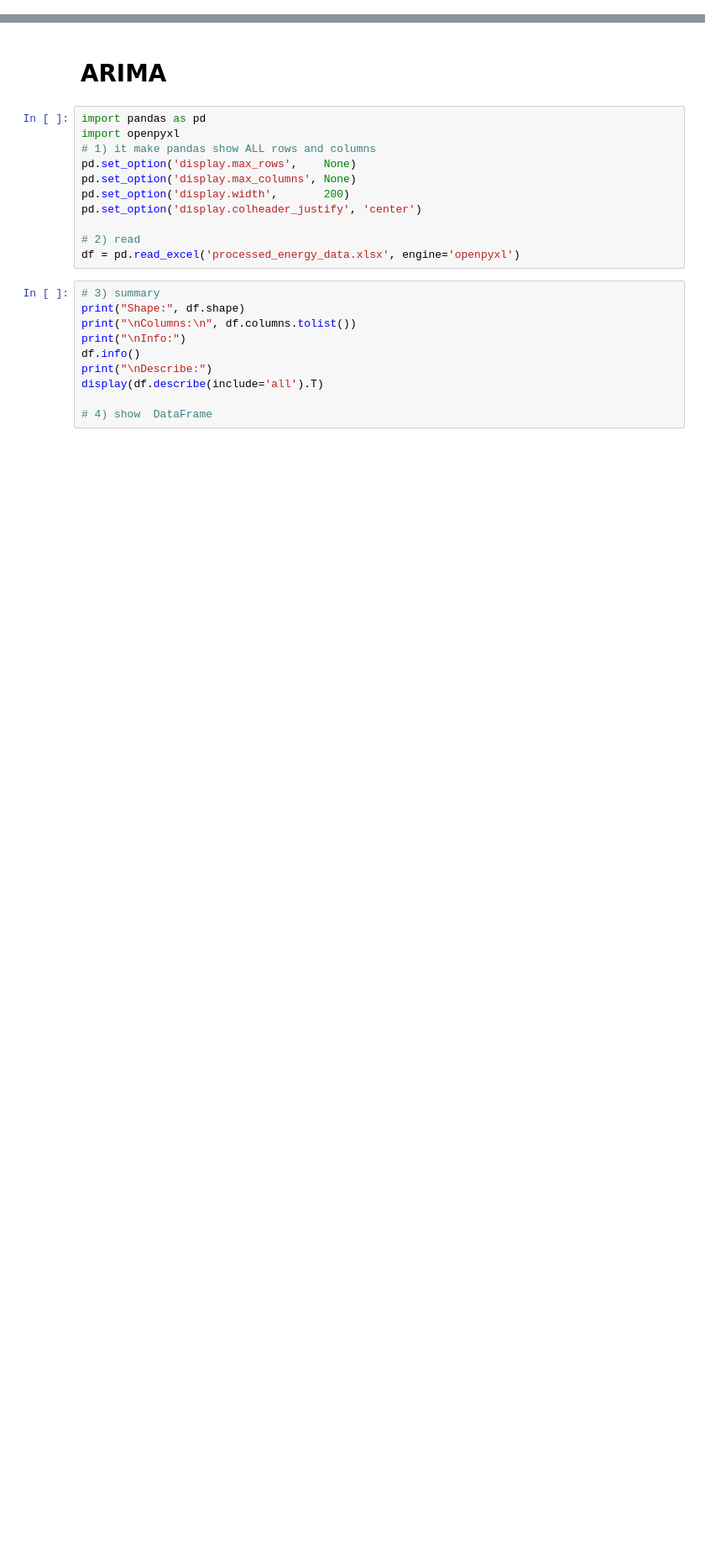
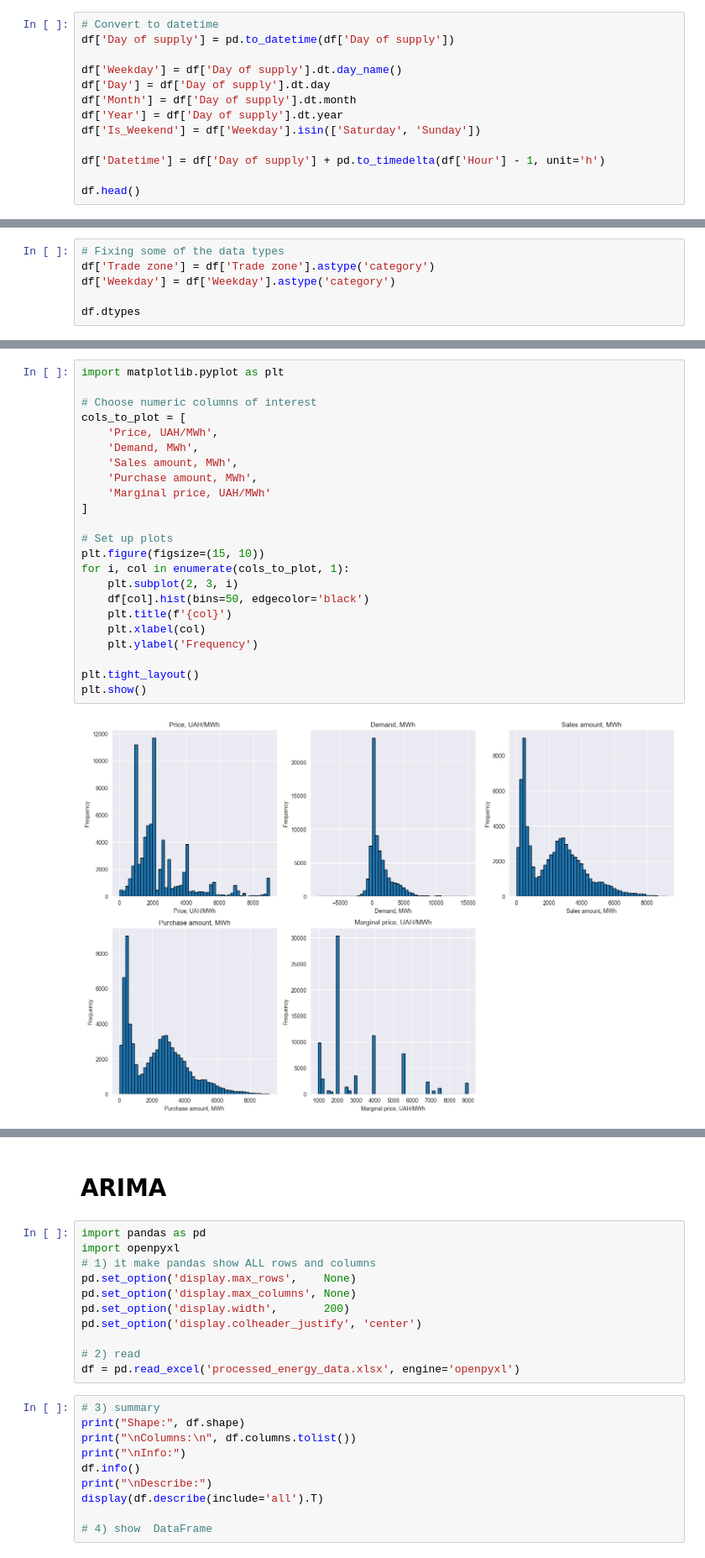
Before and after one commit to senshesen/Machine-Learning-Group-3-Project, a Jupyter notebook: group3_projectml.ipynb, the cells around one changed output, grey strips where cells are left out. Shown at 84% size. Saved outputs shown, nothing was run; the diff lists cells and outputs as text; blank space fills up the shorter version.

```diff
--- a/group3_projectml.ipynb
+++ b/group3_projectml.ipynb
@@ -0,0 +23,13 @@
+# %%
+# Convert to datetime
+df['Day of supply'] = pd.to_datetime(df['Day of supply'])
+
+df['Weekday'] = df['Day of supply'].dt.day_name()
+df['Day'] = df['Day of supply'].dt.day
+df['Month'] = df['Day of supply'].dt.month
+df['Year'] = df['Day of supply'].dt.year
+df['Is_Weekend'] = df['Weekday'].isin(['Saturday', 'Sunday'])
+
+df['Datetime'] = df['Day of supply'] + pd.to_timedelta(df['Hour'] - 1, unit='h')
+
+df.head()
@@ -0,0 +65,6 @@
+# %%
+# Fixing some of the data types
+df['Trade zone'] = df['Trade zone'].astype('category')
+df['Weekday'] = df['Weekday'].astype('category')
+
+df.dtypes
@@ -0,0 +128,25 @@
+# %%
+import matplotlib.pyplot as plt
+
+# Choose numeric columns of interest
+cols_to_plot = [
+    'Price, UAH/MWh',
+    'Demand, MWh',
+    'Sales amount, MWh',
+    'Purchase amount, MWh',
+    'Marginal price, UAH/MWh'
+]
+
+# Set up plots
+plt.figure(figsize=(15, 10))
+for i, col in enumerate(cols_to_plot, 1):
+    plt.subplot(2, 3, i)
+    df[col].hist(bins=50, edgecolor='black')
+    plt.title(f'{col}')
+    plt.xlabel(col)
+    plt.ylabel('Frequency')
+
+plt.tight_layout()
+plt.show()
+# %% [output]
+[figure, added]
```
Also changed, not shown: parts of 36 cells of this notebook.
